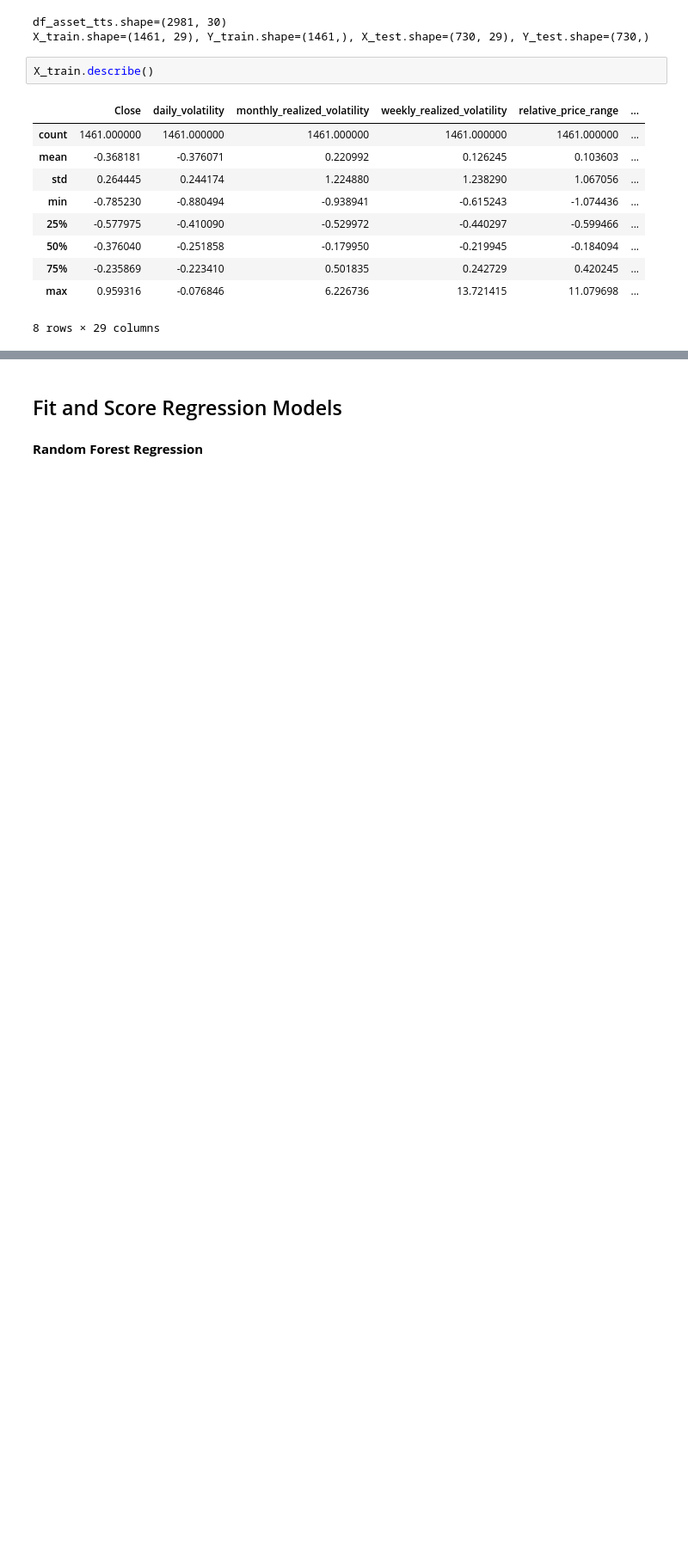
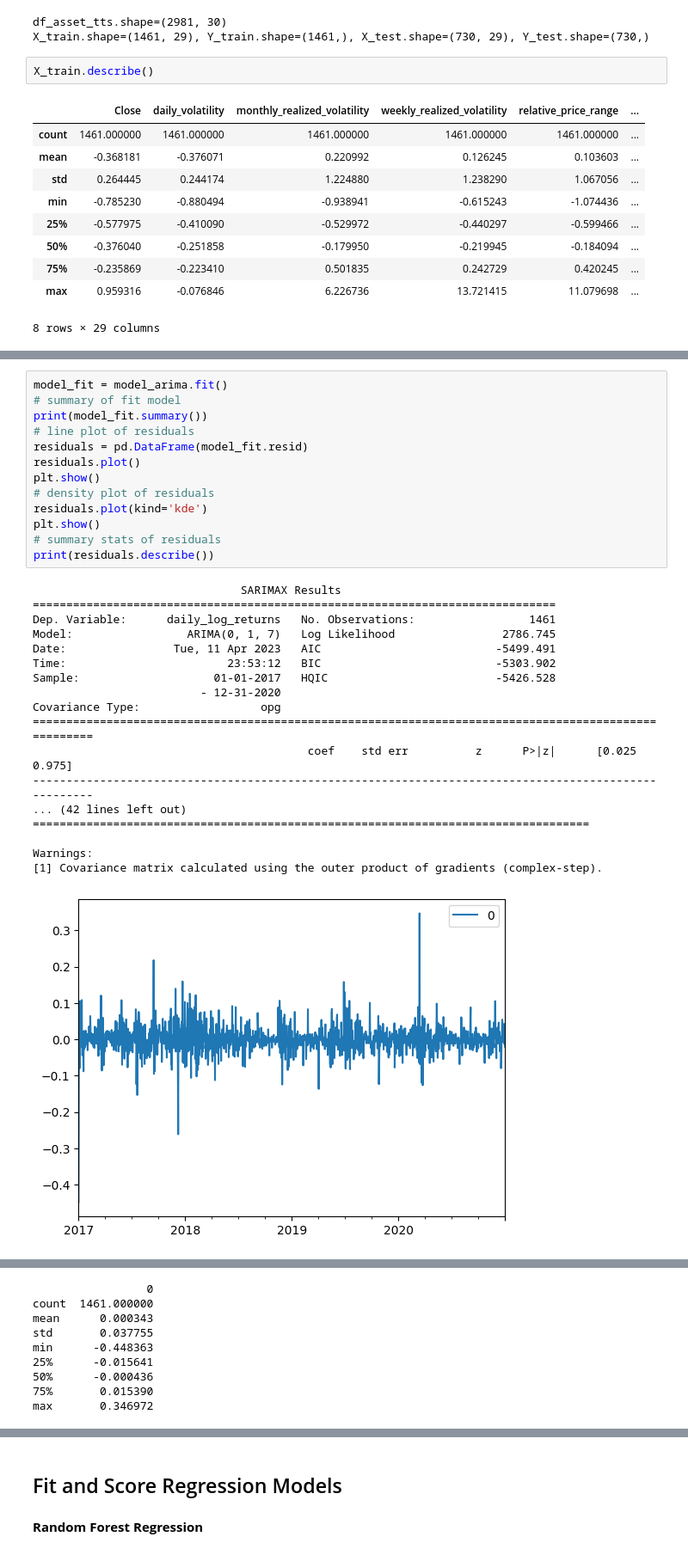
Before and after one commit to sudhanshu22gupta/cryptocurrency-forecasting, a Jupyter notebook: EDA.ipynb, the cells around one changed output, grey strips where cells are left out. Shown at 86% size. Drawn from its saved outputs; the diff is of its cells as text; blank space fills up the shorter version.

Commit message:
intermediate results published for sharang

```diff
--- a/EDA.ipynb
+++ b/EDA.ipynb
@@ -541,0 +553,32 @@ X_train.describe()
+# %%
+model_fit = model_arima.fit()
+# summary of fit model
+print(model_fit.summary())
+# line plot of residuals
+residuals = pd.DataFrame(model_fit.resid)
+residuals.plot()
+plt.show()
+# density plot of residuals
+residuals.plot(kind='kde')
+plt.show()
+# summary stats of residuals
+print(residuals.describe())
+# %% [output]
+                               SARIMAX Results
+==============================================================================
+Dep. Variable:      daily_log_returns   No. Observations:                 1461
+Model:                 ARIMA(0, 1, 7)   Log Likelihood                2786.745
+Date:                Tue, 11 Apr 2023   AIC                          -5499.491
+Time:                        23:53:12   BIC                          -5303.902
+Sample:                    01-01-2017   HQIC                         -5426.528
+                         - 12-31-2020
+Covariance Type:                  opg
+======================================================================================================
+                                         coef    std err          z      P>|z|      [0.025      0.975]
+------------------------------------------------------------------------------------------------------
+... (42 lines left out)
+===================================================================================
+
+Warnings:
+[1] Covariance matrix calculated using the outer product of gradients (complex-step).
+[figure, added]
@@ -541,0 +586,9 @@ X_train.describe()
+                 0
+count  1461.000000
+mean      0.000343
+std       0.037755
+min      -0.448363
+25%      -0.015641
+50%      -0.000436
+75%       0.015390
+max       0.346972
```
Also changed, not shown: parts of 16 cells of this notebook, 1 other file.
